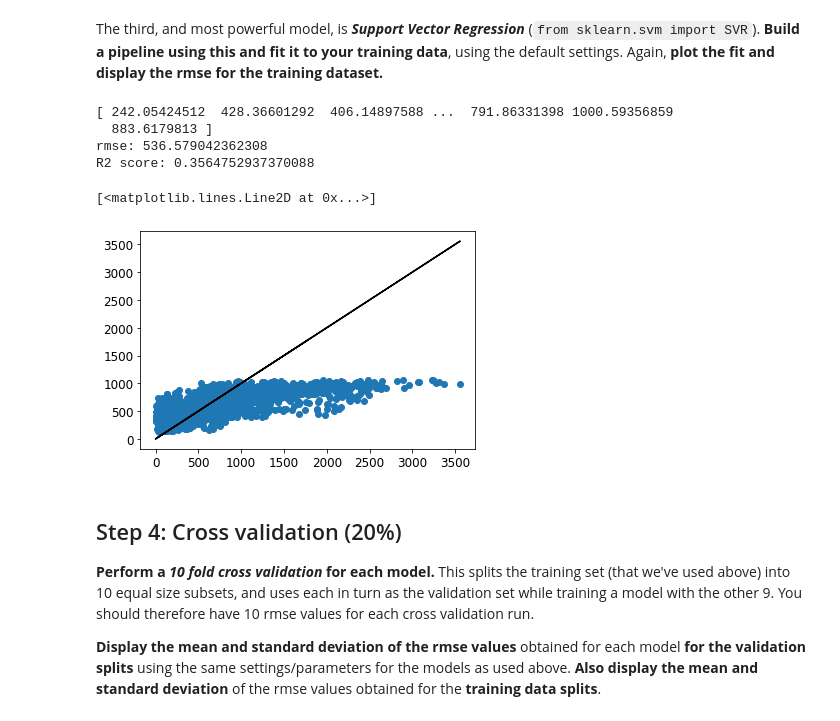
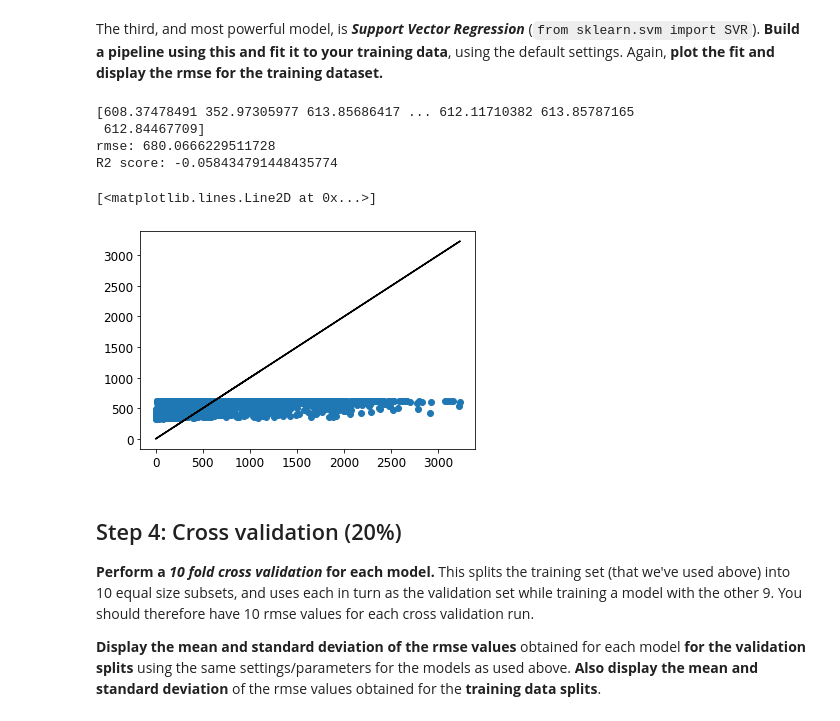
Before and after one commit to XiaoLinZzz/Machine-learning, a Jupyter notebook: A1-template.ipynb, the cells around one changed output. Saved outputs shown, nothing was run; the diff lists cells and outputs as text; code cells hidden in the pictures.

```diff
--- a/A1-template.ipynb
+++ b/A1-template.ipynb
@@ -582,35 +583,35 @@ The third, and most powerful model, is ***Support Vector Regression*** (`from sk
 # %%
 ### Your code here
 from sklearn.svm import SVR
 
 svm_pipeline = Pipeline([
         ('imputer', SimpleImputer(strategy="median")),
-        ('std_scaler', StandardScaler()),
+        # ('std_scaler', StandardScaler()),
         ('svm', SVR())
     ])
 
 svm_pipeline.fit(X_train, y_train)
 y_pred = svm_pipeline.predict(X_test)
 print(y_pred)
 
 mse = mean_squared_error(y_test,y_pred)
 rmse = np.sqrt(mean_squared_error(y_test,y_pred))
 print("rmse:", rmse)
 
 # R2 score
 var = np.var(y_test)
 R2 = 1 - mse/var
 print("R2 score:", R2)
 
 plt.scatter(y_test,y_pred)
 plt.plot(y_test,y_test,'k')
 # %% [output]
-[ 242.05424512  428.36601292  406.14897588 ...  791.86331398 1000.59356859
-  883.6179813 ]
-rmse: 536.579042362308
-R2 score: 0.3564752937370088
+[608.37478491 352.97305977 613.85686417 ... 612.11710382 613.85787165
+ 612.84467709]
+rmse: 680.0666229511728
+R2 score: -0.058434791448435774
 [<matplotlib.lines.Line2D at 0x...>]
-[figure, old version]
+[figure, new version]
 # %% [markdown]
 ## Step 4: Cross validation (20%)
 
```
Also changed, not shown: parts of 11 cells of this notebook, 1 other file.
